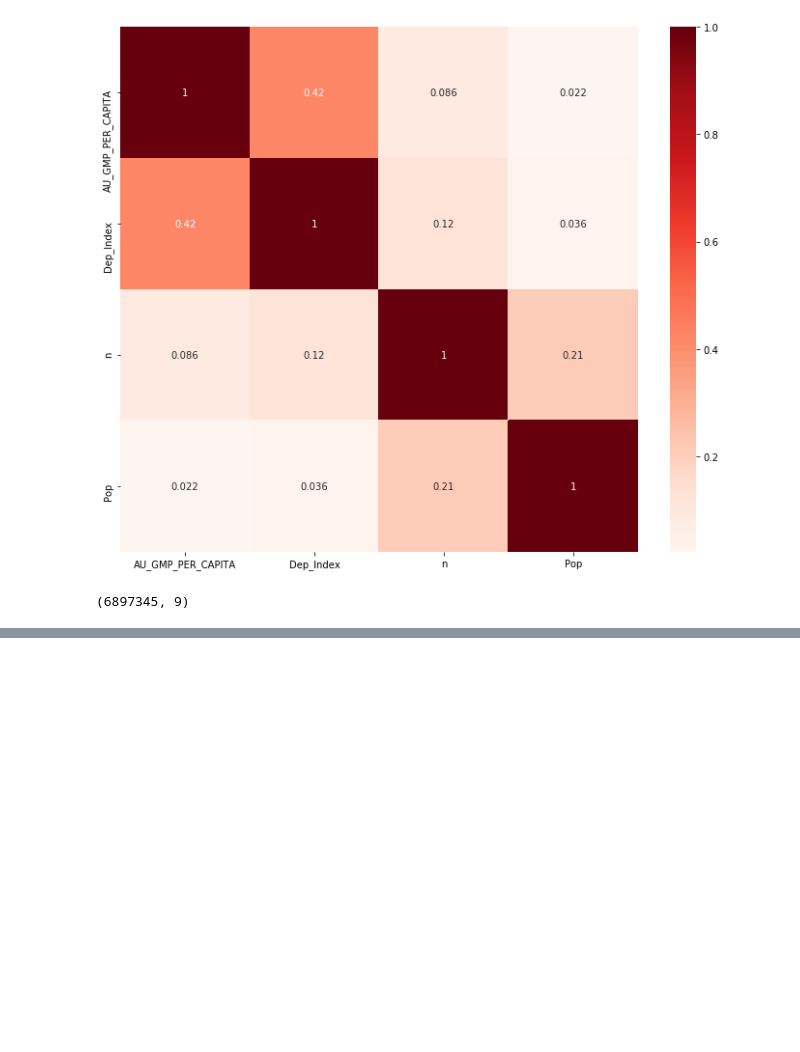
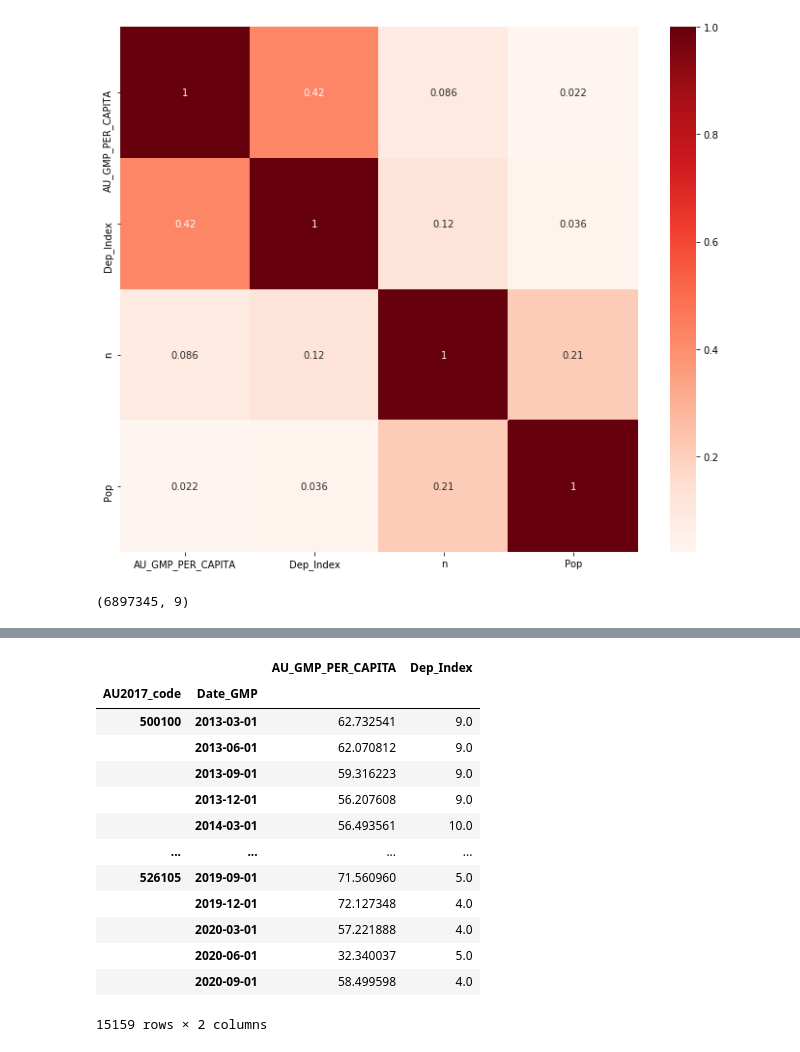
Before and after one commit to keri/DotLovesData, a Jupyter notebook: notebooks/Preparing data for modeling.ipynb, the cells around one changed output, grey strips where cells are left out. Drawn from its saved outputs; the diff is of its cells as text; code cells hidden in the pictures; blank space fills up the shorter version.

```diff
--- a/notebooks/Preparing data for modeling.ipynb
+++ b/notebooks/Preparing data for modeling.ipynb
@@ -156,0 +168,17 @@ dfNoStandardrdStandard.shape
+# %%
+dfNoStandard.groupby(by=['AU2017_code','Date_GMP']).max()[['AU_GMP_PER_CAPITA','Dep_Index']]
+# %% [output]
+|  |  | AU_GMP_PER_CAPITA | Dep_Index |
+| AU2017_code | Date_GMP |  |  |
+| 500100 | 2013-03-01 | 62.732541 | 9.0 |
+|  | 2013-06-01 | 62.070812 | 9.0 |
+|  | 2013-09-01 | 59.316223 | 9.0 |
+|  | 2013-12-01 | 56.207608 | 9.0 |
+|  | 2014-03-01 | 56.493561 | 10.0 |
+| ... | ... | ... | ... |
+| 526105 | 2019-09-01 | 71.560960 | 5.0 |
+|  | 2019-12-01 | 72.127348 | 4.0 |
+|  | 2020-03-01 | 57.221888 | 4.0 |
+|  | 2020-06-01 | 32.340037 | 5.0 |
+|  | 2020-09-01 | 58.499598 | 4.0 |
+15159 rows × 2 columns
```
Also changed, not shown: parts of 9 cells of this notebook, 3 other files.
